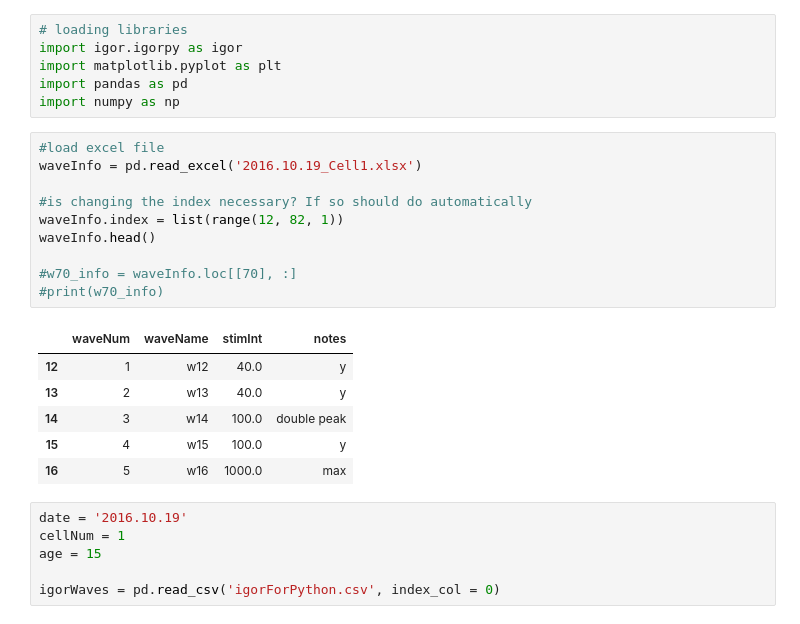
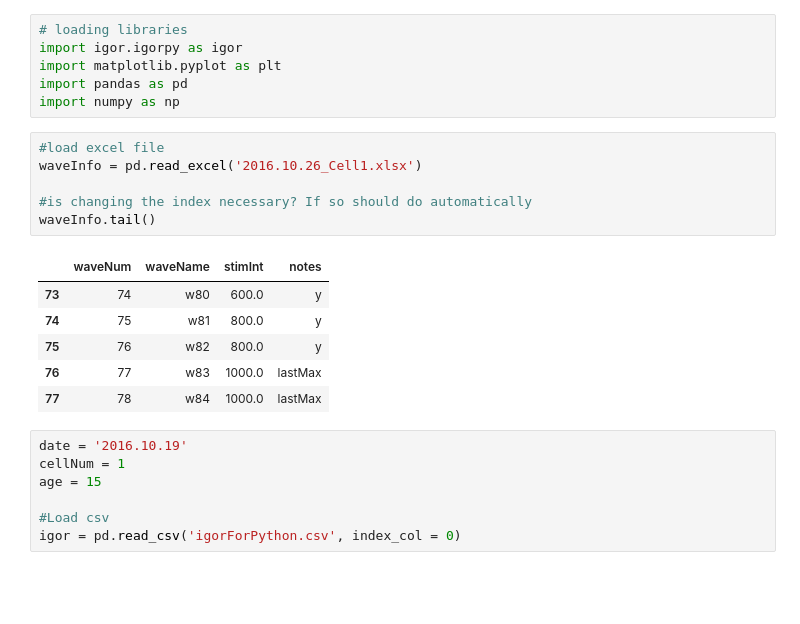
Before and after one commit to yuwie10/ephysAnalysis, a Jupyter notebook: ephysAnalysis.ipynb, the cells around one changed output. Saved outputs shown, nothing was run; the diff lists cells and outputs as text; blank space fills up the shorter version.

```diff
--- a/ephysAnalysis.ipynb
+++ b/ephysAnalysis.ipynb
@@ -6,24 +6,21 @@ import pandas as pd
 import numpy as np
 # %%
 #load excel file
-waveInfo = pd.read_excel('2016.10.19_Cell1.xlsx')
+waveInfo = pd.read_excel('2016.10.26_Cell1.xlsx')
 
 #is changing the index necessary? If so should do automatically
-waveInfo.index = list(range(12, 82, 1))
-waveInfo.head()
-
-#w70_info = waveInfo.loc[[70], :]
-#print(w70_info)
+waveInfo.tail()
 # %% [output]
 |  | waveNum | waveName | stimInt | notes |
-| 12 | 1 | w12 | 40.0 | y |
-| 13 | 2 | w13 | 40.0 | y |
-| 14 | 3 | w14 | 100.0 | double peak |
-| 15 | 4 | w15 | 100.0 | y |
-| 16 | 5 | w16 | 1000.0 | max |
+| 73 | 74 | w80 | 600.0 | y |
+| 74 | 75 | w81 | 800.0 | y |
+| 75 | 76 | w82 | 800.0 | y |
+| 76 | 77 | w83 | 1000.0 | lastMax |
+| 77 | 78 | w84 | 1000.0 | lastMax |
 # %%
 date = '2016.10.19'
 cellNum = 1
 age = 15
 
-igorWaves = pd.read_csv('igorForPython.csv', index_col = 0)
+#Load csv
+igor = pd.read_csv('igorForPython.csv', index_col = 0)
```
Also changed, not shown: parts of 8 cells of this notebook, 1 other file.
